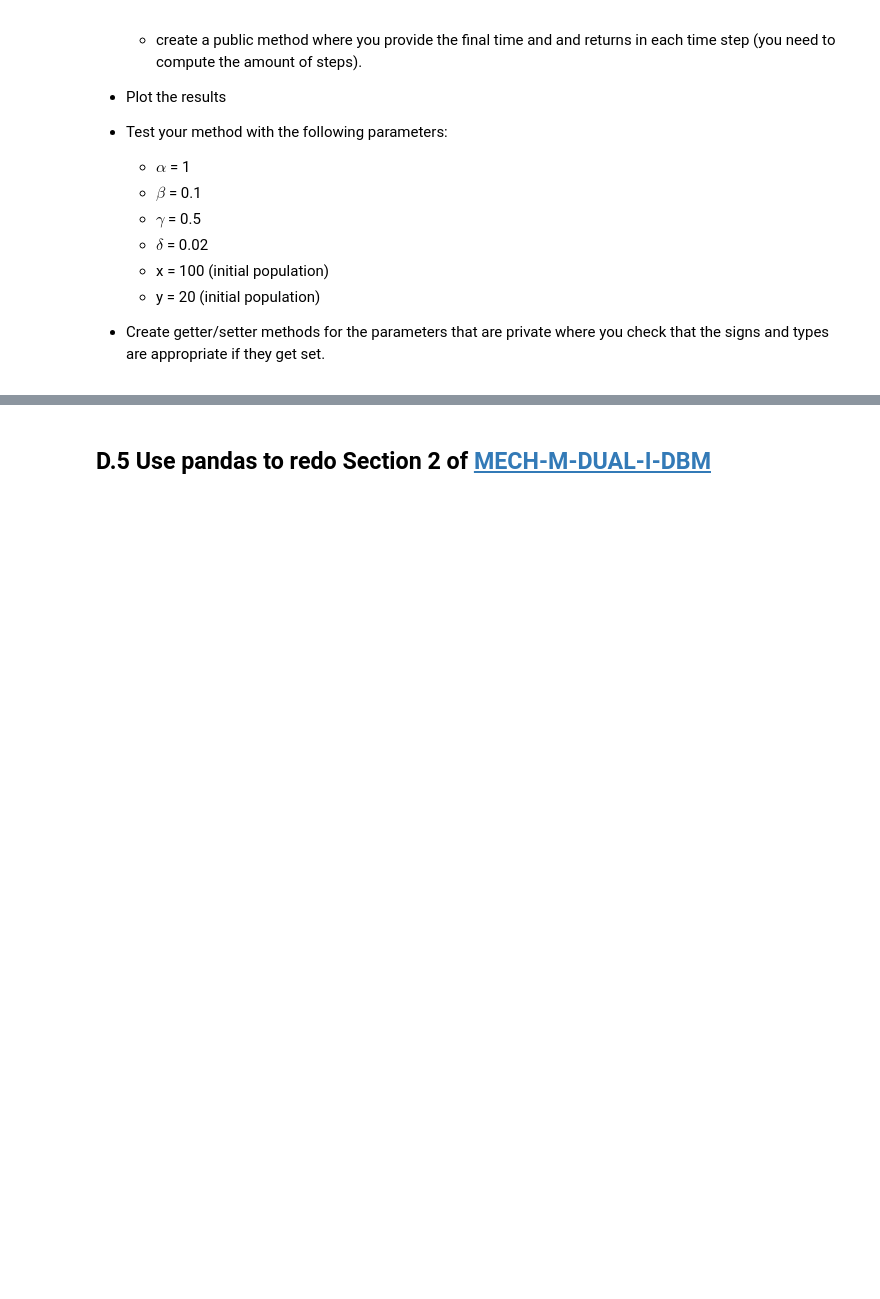
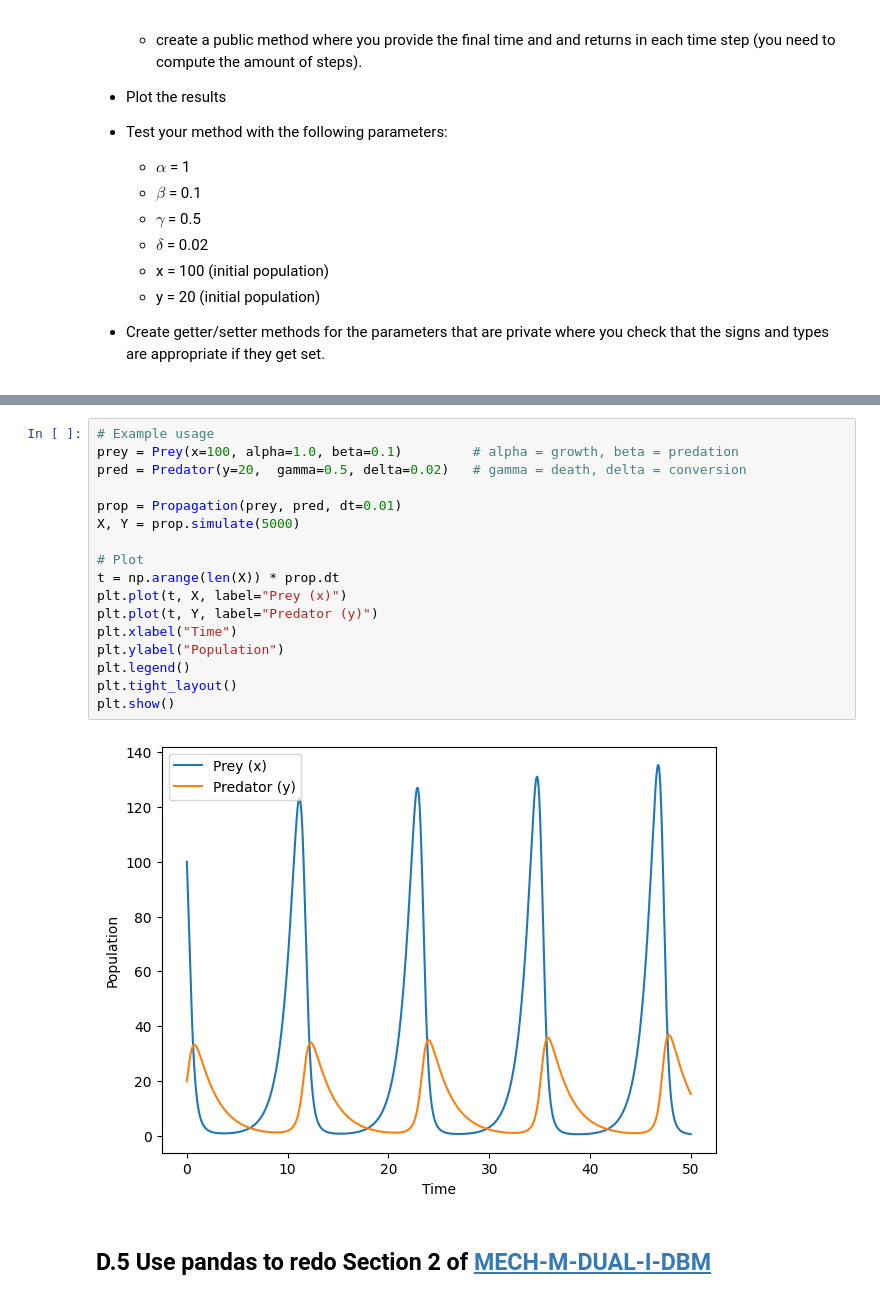
Before and after one commit to SUhonzz/Softwaredesign2025, a Jupyter notebook: SelfStudySessionD.ipynb, the cells around one changed output, grey strips where cells are left out. Cells and saved outputs as stored; diff of their text form; blank space fills up the shorter version.

```diff
--- a/SelfStudySessionD.ipynb
+++ b/SelfStudySessionD.ipynb
@@ -158,3 +460,22 @@ import matplotlib as plt
+# %%
+# Example usage
+prey = Prey(x=100, alpha=1.0, beta=0.1)         # alpha = growth, beta = predation
+pred = Predator(y=20,  gamma=0.5, delta=0.02)   # gamma = death, delta = conversion
+
+prop = Propagation(prey, pred, dt=0.01)
+X, Y = prop.simulate(5000)
+
+# Plot
+t = np.arange(len(X)) * prop.dt
+plt.plot(t, X, label="Prey (x)")
+plt.plot(t, Y, label="Predator (y)")
+plt.xlabel("Time")
+plt.ylabel("Population")
+plt.legend()
+plt.tight_layout()
+plt.show()
+# %% [output]
+[figure, added]
 # %% [markdown]
 ## D.5 Use pandas to redo Section 2 of [MECH-M-DUAL-I-DBM](https://kandolfp.github.io/MECH-M-DUAL-1-DBM/basics/sets.html)
 # %% [markdown]
```
Also changed, not shown: parts of 42 cells of this notebook, 1 other file.
